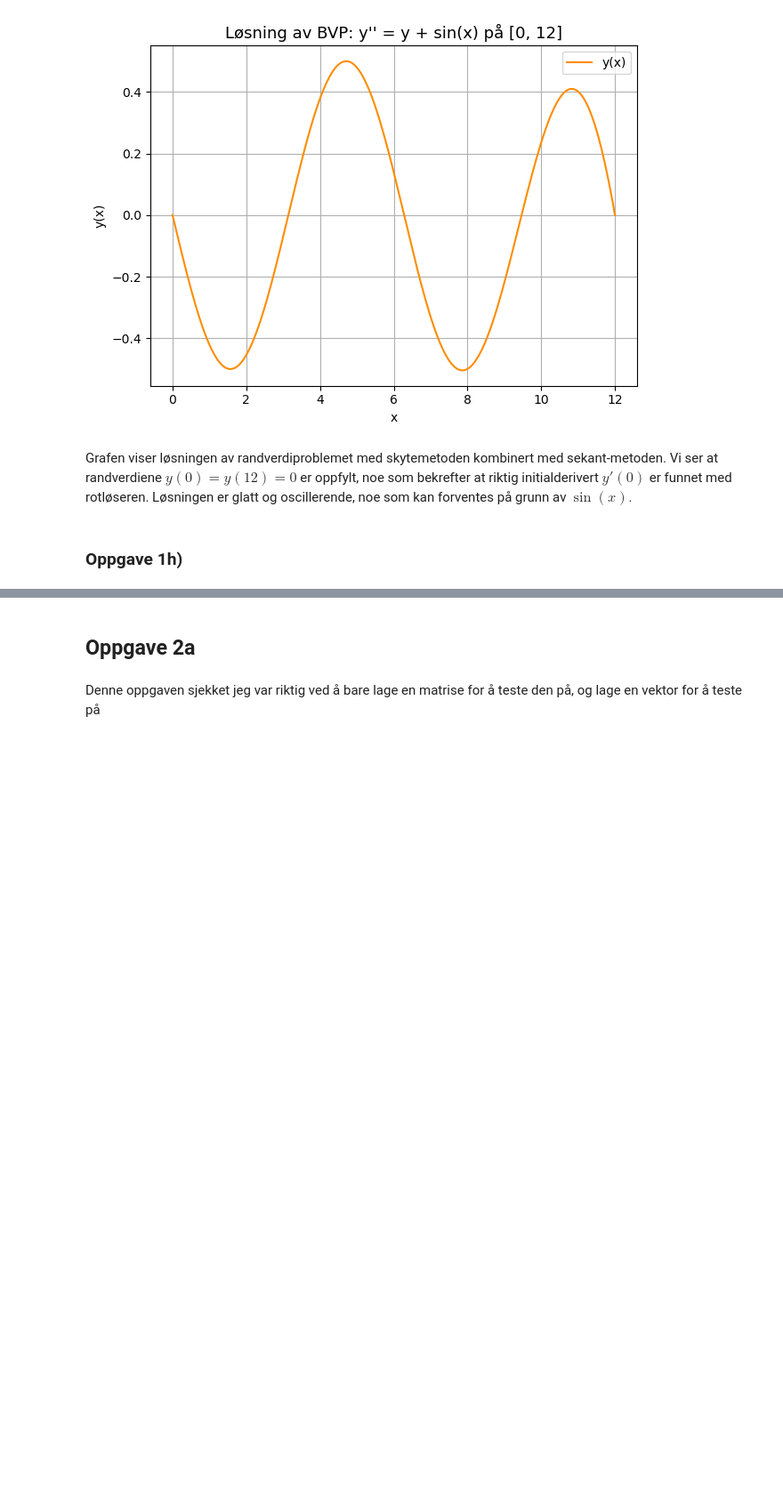
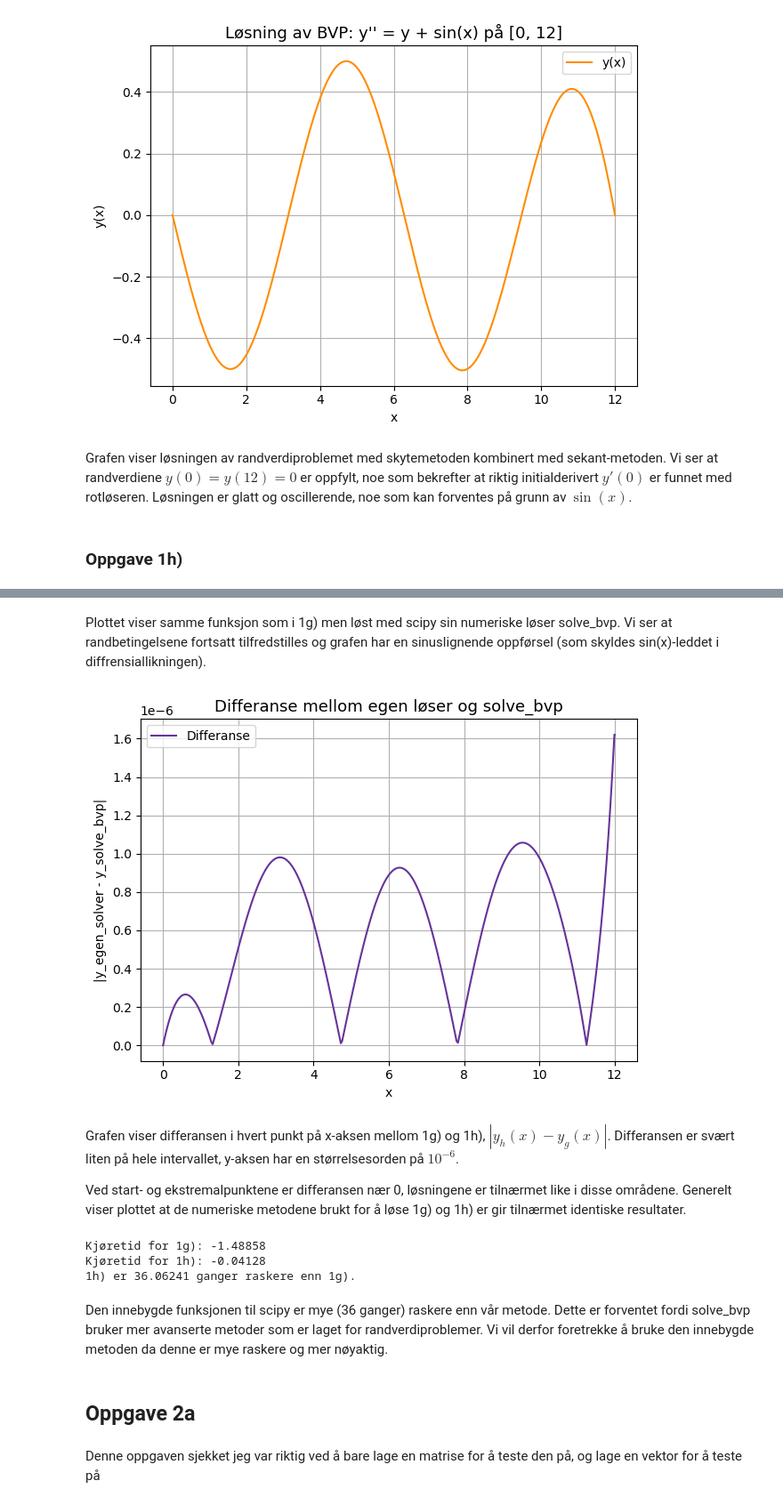
Before and after one commit to cfure3-svg/prosjekt3, a Jupyter notebook: prosjekt3_riktig.ipynb, the cells around one changed output, grey strips where cells are left out. Shown at 89% size. Cells and saved outputs as stored; diff of their text form; code cells hidden in the pictures; blank space fills up the shorter version.

```diff
--- a/prosjekt3_riktig.ipynb
+++ b/prosjekt3_riktig.ipynb
@@ -402,3 +417,46 @@ plt.show()
+# %% [markdown]
+Plottet viser samme funksjon som i 1g) men løst med scipy sin numeriske løser solve_bvp. Vi ser at randbetingelsene fortsatt tilfredstilles og grafen har en sinuslignende oppførsel (som skyldes sin(x)-leddet i diffrensiallikningen).
+# %%
+# Sammenlinger
+differanse = []
+
+for i in range(0, len(x_verdier_g)):
+    diff = abs(y_verdier_h[i] - y_verdier_g[:,0][i])
+    differanse.append(diff)
+
+# Plot for differanse mellom sekant+BVP og solve_bvp
+plt.plot(x_verdier_g, differanse, label = "Differanse", color = "rebeccapurple")
+
+plt.title("Differanse mellom egen løser og solve_bvp", size = 13)
+plt.xlabel("x")
+plt.ylabel("|y_egen_solver - y_solve_bvp|")
+
+plt.tight_layout()
+plt.grid(True)
+plt.legend()
+plt.show()
+# %% [output]
+[figure, added]
+# %% [markdown]
+Grafen viser differansen i hvert punkt på x-aksen mellom 1g) og 1h), $\left| y_h(x) - y_g(x) \right|$. Differansen er svært liten på hele intervallet, y-aksen har en størrelsesorden på $10^{-6}$.
+
+Ved start- og ekstremalpunktene er differansen nær 0, løsningene er tilnærmet like i disse områdene. Generelt viser plottet at de numeriske metodene brukt for å løse 1g) og 1h) er gir tilnærmet identiske resultater.
+# %%
+# Sammenligner tiden i 1g) og 1h)
+tid_g = timer_start_g - timer_slutt_g
+tid_h = timer_start_h - timer_slutt_h
+print(f"Kjøretid for 1g): {tid_g:.5f}")
+print(f"Kjøretid for 1h): {tid_h:.5f}")
+
+differanse_hg = round(tid_g / tid_h, 5)
+
+print(f"1h) er {differanse_hg} ganger raskere enn 1g).")
+# %% [output]
+Kjøretid for 1g): -1.48858
+Kjøretid for 1h): -0.04128
+1h) er 36.06241 ganger raskere enn 1g).
+# %% [markdown]
+Den innebygde funksjonen til scipy er mye (36 ganger) raskere enn vår metode. Dette er forventet fordi solve_bvp bruker mer avanserte metoder som er laget for randverdiproblemer. Vi vil derfor foretrekke å bruke den innebygde metoden da denne er mye raskere og mer nøyaktig.
 # %% [markdown]
 ## Oppgave 2a
 # %% [markdown]
```
Also changed, not shown: parts of 4 cells of this notebook.
